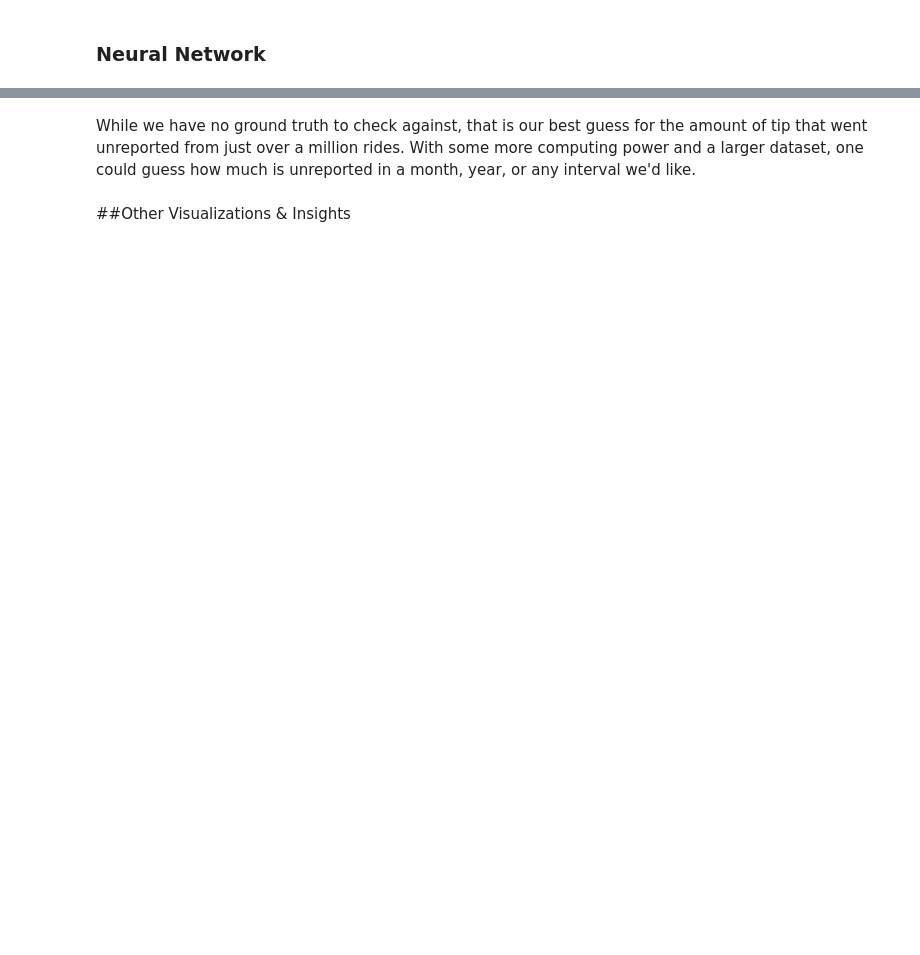
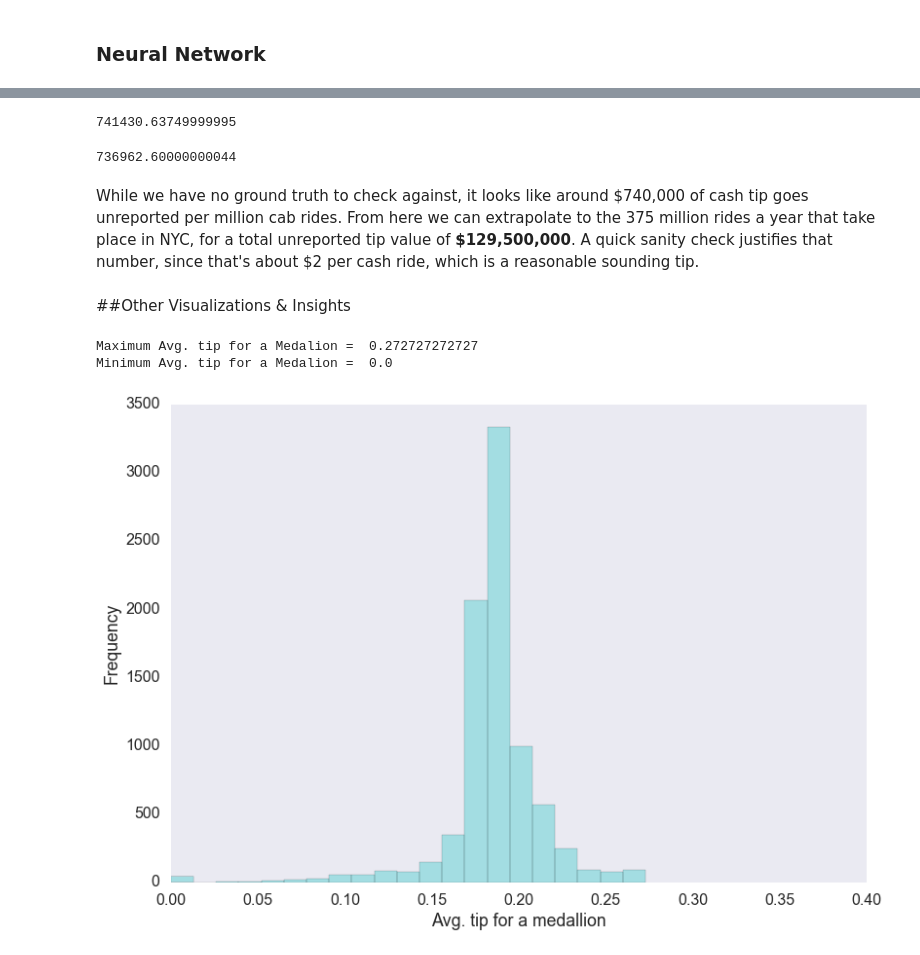
Before and after one commit to AOrlov8957/CS109FinalProject, a Jupyter notebook: Final Project Notebook.ipynb, the cells around one changed output, grey strips where cells are left out. Drawn from its saved outputs; the diff is of its cells as text; code cells hidden in the pictures; blank space fills up the shorter version.

```diff
--- a/Final Project Notebook.ipynb
+++ b/Final Project Notebook.ipynb
@@ -657,3 +829,6 @@ train_df, test_df = train_test_split(merged2013df)
+# %%
+merged2013df['tip_class'] = merged2013df.tip_amount_normalized.apply(lambda x: math.floor(x*100/5.0))
+train_df, test_df = train_test_split(merged2013df)
 # %%
 knn_train_X = train_df[['trip_time_in_secs', 'trip_distance', 'fare_amount']]
 knn_train_y = train_df.tip_class
@@ -744,19 +962,32 @@ print "NN prediction: ", nn_sum, "| Percent Error: ", (nn_sum - tip_sum)/tip_sum
+# %%
+cash_df = merged2013dffull[merged2013dffull.payment_type == 'CSH']
+cash_input = cash_df[['trip_time_in_secs', 'trip_distance', 'fare_amount']]
+cash_predictions = knn_grid_search.best_estimator_.predict(cash_input)
+(to_tip_perc(cash_predictions) * cash_df.fare_amount.values).sum()
+# %% [output]
+741430.63749999995
 # %%
 cash_df = merged2013dffull[merged2013dffull.payment_type == 'CSH']
-cash_input = cash_df[features]
+cash_input = cash_df[featuresures]
 cash_predictions = nn_grid_search.best_estimator_.predict(cash_input)
-(func(cash_predictions) * cash_df.fare_amount.values).sum()
+(to_tip_perc(cash_predictions) * cash_df.fare_amount.values).sum()
+# %% [output]
+736962.60000000044
-# %% [markdown]
-While we have no ground truth to check against, that is our best guess for the amount of tip that went unreported from just over a million rides. With some more computing power and a larger dataset, one could guess how much is unreported in a month, year, or any interval we'd like.
+# %% [markdown]
+While we have no ground truth to check against, it looks like around \$740,000 of cash tip goes unreported per million cab rides. From here we can extrapolate to the 375 million rides a year that take place in NYC, for a total unreported tip value of **\$129,500,000**. A quick sanity check justifies that number, since that's about \$2 per cash ride, which is a reasonable sounding tip.
 # %% [markdown]
 ##Other Visualizations & Insights
 # %%
 medallion_tips = merged2013df.groupby(['medallion'])['tip_amount_normalized'].mean()
-medallion_tips.plot(kind='hist', alpha=0.5, bins=21)
+ax = medallion_tips.plot(kind='hist', alpha=0.3, bins=21, color='c')
 plt.xlim(0,.4)
 ax.set_xlabel("Avg. tip for a medallion")
 ax.set_ylabel("Frequency")
 print "Maximum Avg. tip for a Medalion = ", medallion_tips.max()
 print "Minimum Avg. tip for a Medalion = ", medallion_tips.min()
+# %% [output]
+Maximum Avg. tip for a Medalion =  0.272727272727
+Minimum Avg. tip for a Medalion =  0.0
+[figure, added]
 # %%
 medallion_revenue = merged2013df.groupby(['medallion'])['fare_amount'].sum()
```
Also changed, not shown: parts of 76 cells of this notebook, 2 other files.
